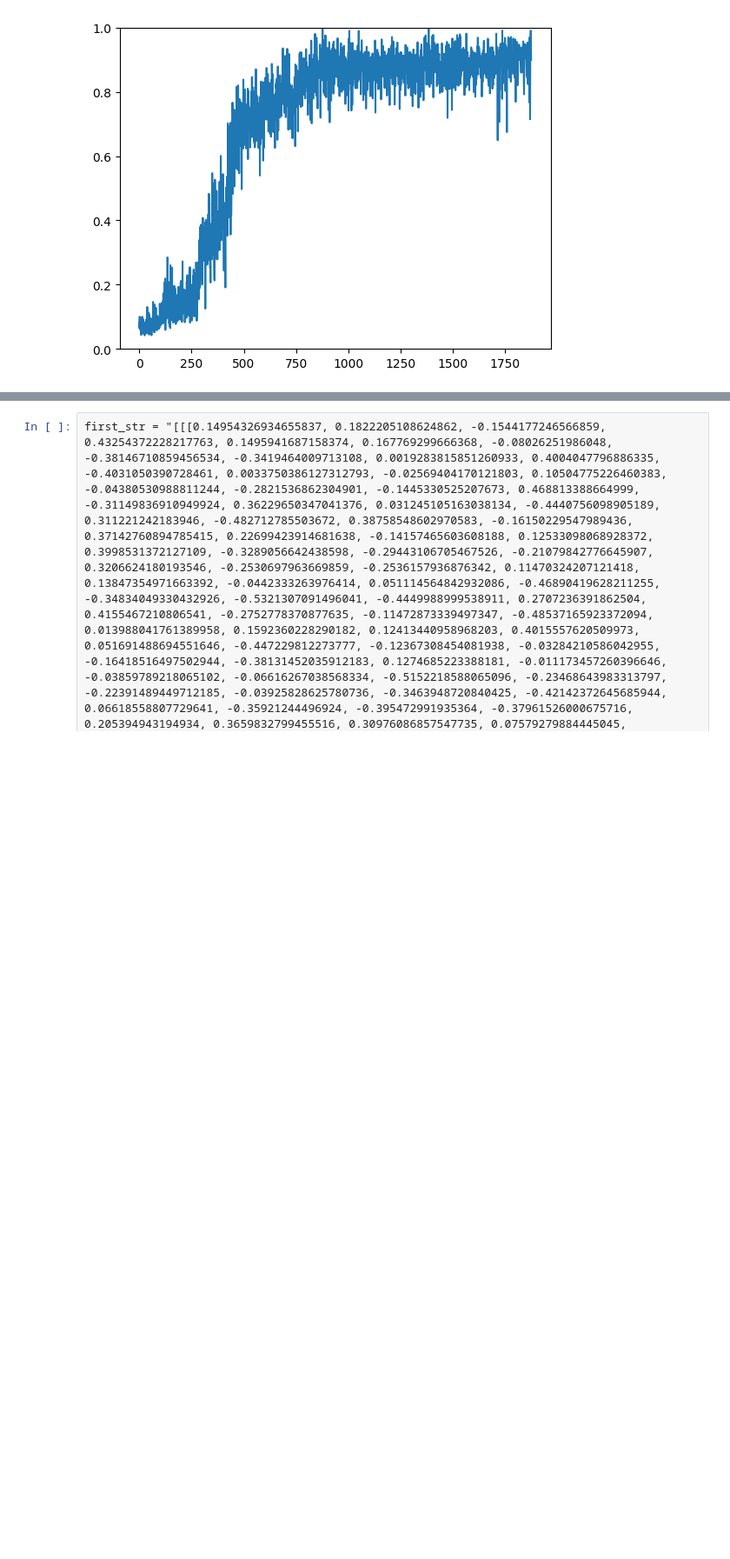
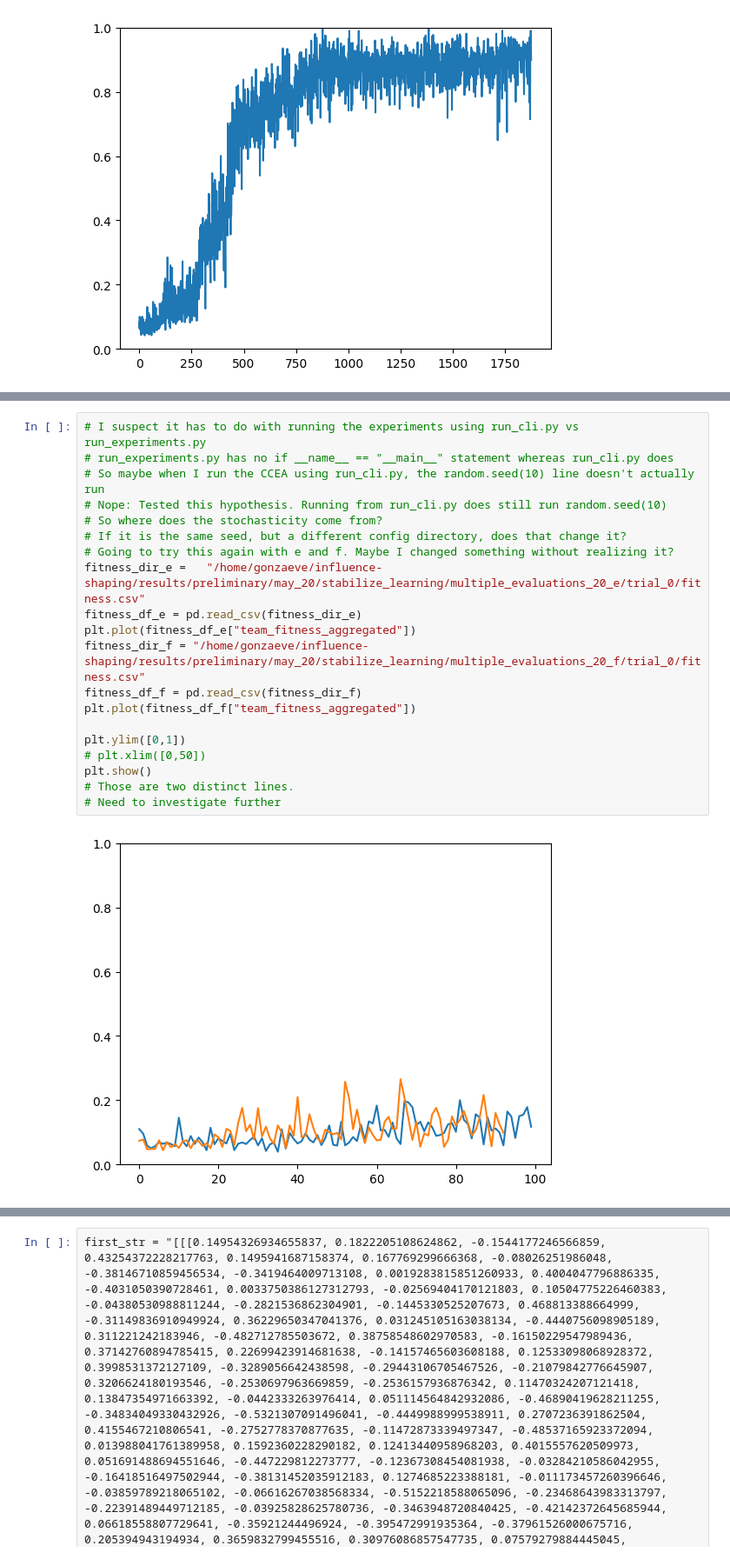
Before and after one commit to AADILab/influence-shaping, a Jupyter notebook: data_processing/process_stable.ipynb, the cells around one changed output, grey strips where cells are left out. Shown at 87% size. Saved outputs shown, nothing was run; the diff lists cells and outputs as text; blank space fills up the shorter version.

```diff
--- a/data_processing/process_stable.ipynb
+++ b/data_processing/process_stable.ipynb
@@ -92,0 +121,22 @@ plt.show()
+# %%
+# I suspect it has to do with running the experiments using run_cli.py vs run_experiments.py
+# run_experiments.py has no if __name__ == "__main__" statement whereas run_cli.py does
+# So maybe when I run the CCEA using run_cli.py, the random.seed(10) line doesn't actually run
+# Nope: Tested this hypothesis. Running from run_cli.py does still run random.seed(10)
+# So where does the stochasticity come from?
+# If it is the same seed, but a different config directory, does that change it?
+# Going to try this again with e and f. Maybe I changed something without realizing it?
+fitness_dir_e =   "/home/gonzaeve/influence-shaping/results/preliminary/may_20/stabilize_learning/multiple_evaluations_20_e/trial_0/fitness.csv"
+fitness_df_e = pd.read_csv(fitness_dir_e)
+plt.plot(fitness_df_e["team_fitness_aggregated"])
+fitness_dir_f = "/home/gonzaeve/influence-shaping/results/preliminary/may_20/stabilize_learning/multiple_evaluations_20_f/trial_0/fitness.csv"
+fitness_df_f = pd.read_csv(fitness_dir_f)
+plt.plot(fitness_df_f["team_fitness_aggregated"])
+
+plt.ylim([0,1])
+# plt.xlim([0,50])
+plt.show()
+# Those are two distinct lines.
+# Need to investigate further
+# %% [output]
+[figure, added]
```
Also changed, not shown: parts of 6 cells of this notebook, 1 other file.
